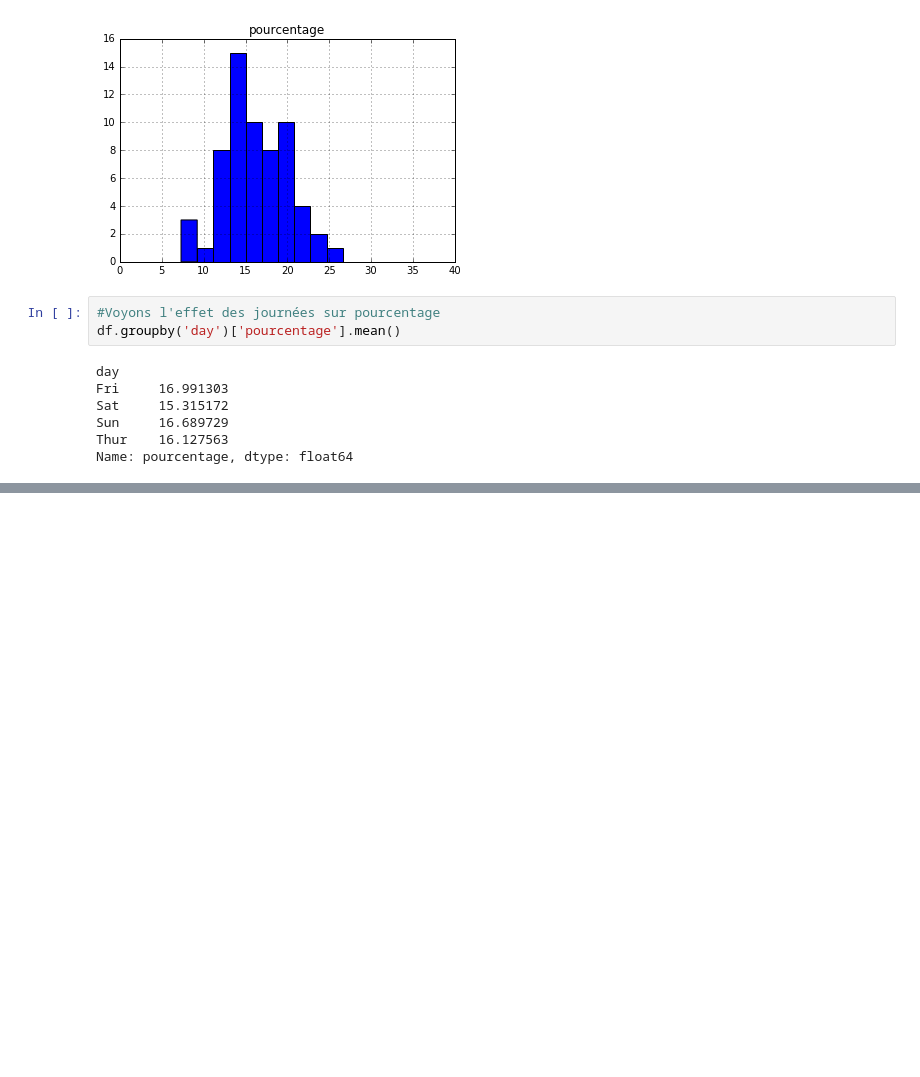
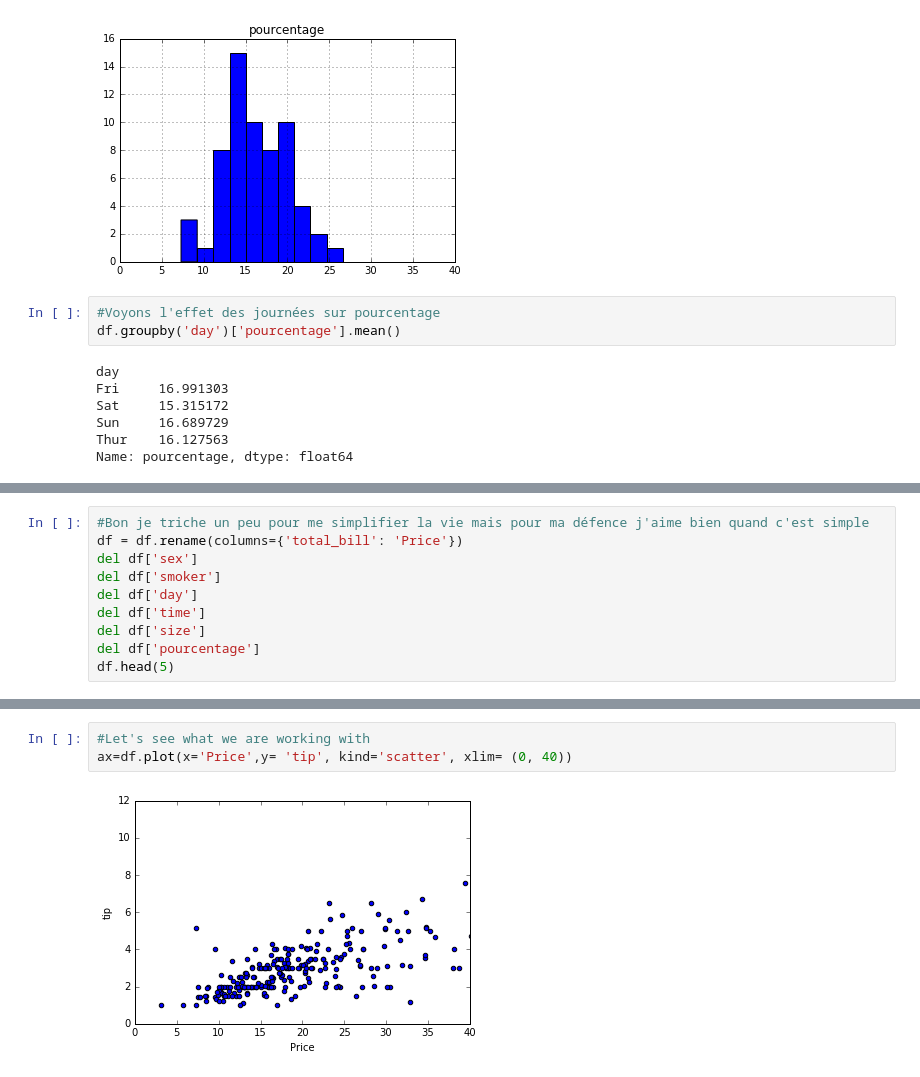
Before and after one commit to VictorHermand/Tipping, a Jupyter notebook: Jupyter Tipping.ipynb, the cells around one changed output, grey strips where cells are left out. Drawn from its saved outputs; the diff is of its cells as text; blank space fills up the shorter version.

```diff
--- a/Jupyter Tipping.ipynb
+++ b/Jupyter Tipping.ipynb
@@ -183,0 +205,10 @@ Name: pourcentage, dtype: float64
+# %%
+#Bon je triche un peu pour me simplifier la vie mais pour ma défence j'aime bien quand c'est simple
+df = df.rename(columns={'total_bill': 'Price'})
+del df['sex']
+del df['smoker']
+del df['day']
+del df['time']
+del df['size']
+del df['pourcentage']
+df.head(5)
@@ -183,0 +222,5 @@ Name: pourcentage, dtype: float64
+# %%
+#Let's see what we are working with
+ax=df.plot(x='Price',y= 'tip', kind='scatter', xlim= (0, 40))
+# %% [output]
+[figure, added]
```
Also changed, not shown: parts of 14 cells of this notebook.
